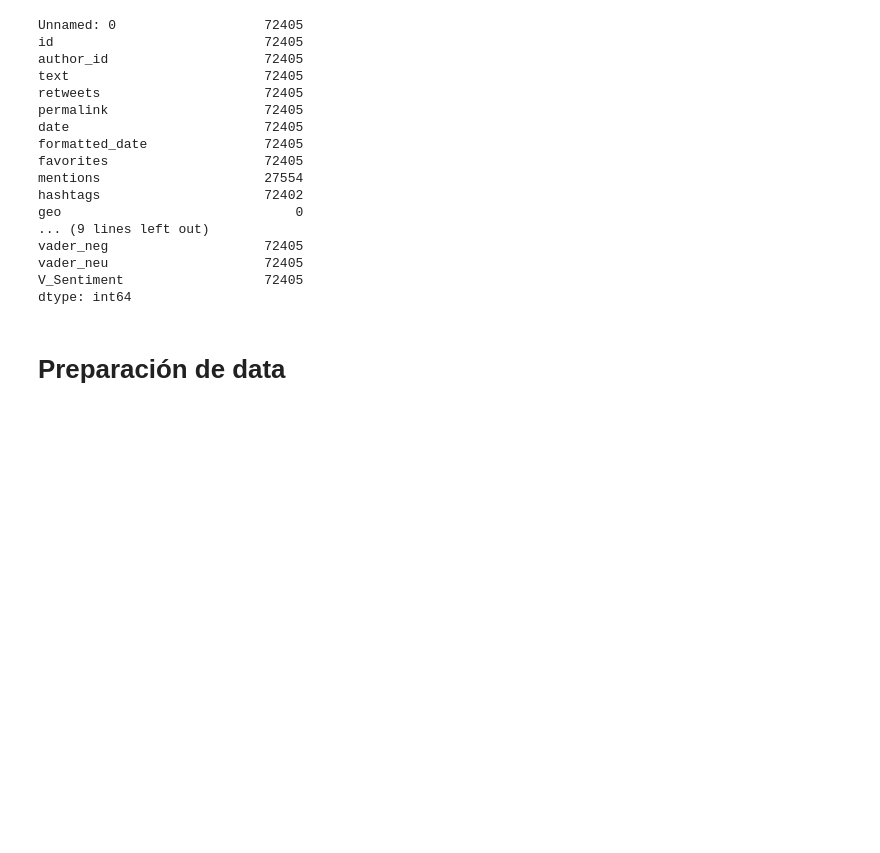
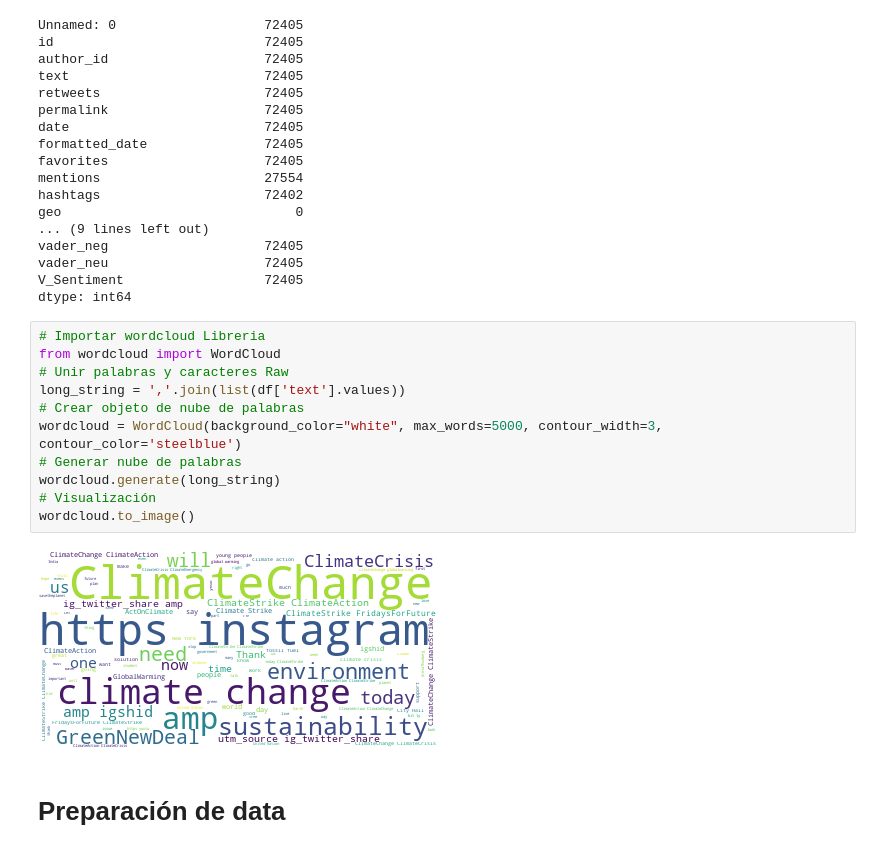
Before and after one commit to lmbd92/st1800-st1801-trabajo3-2261, a Jupyter notebook: Trabajo3Lina_Jose.ipynb, the cells around one changed output. Cells and saved outputs as stored; diff of their text form; blank space fills up the shorter version.

```diff
--- a/Trabajo3Lina_Jose.ipynb
+++ b/Trabajo3Lina_Jose.ipynb
@@ -144,6 +150,19 @@ vader_neg                    72405
 vader_neu                    72405
 V_Sentiment                  72405
 dtype: int64
+# %%
+# Importar wordcloud Libreria
+from wordcloud import WordCloud
+# Unir palabras y caracteres Raw
+long_string = ','.join(list(df['text'].values))
+# Crear objeto de nube de palabras
+wordcloud = WordCloud(background_color="white", max_words=5000, contour_width=3, contour_color='steelblue')
+# Generar nube de palabras
+wordcloud.generate(long_string)
+# Visualización
+wordcloud.to_image()
+# %% [output]
+[figure, added]
 # %% [markdown]
 # Preparación de data
 # %% [markdown]
```
Also changed, not shown: parts of 12 cells of this notebook.
